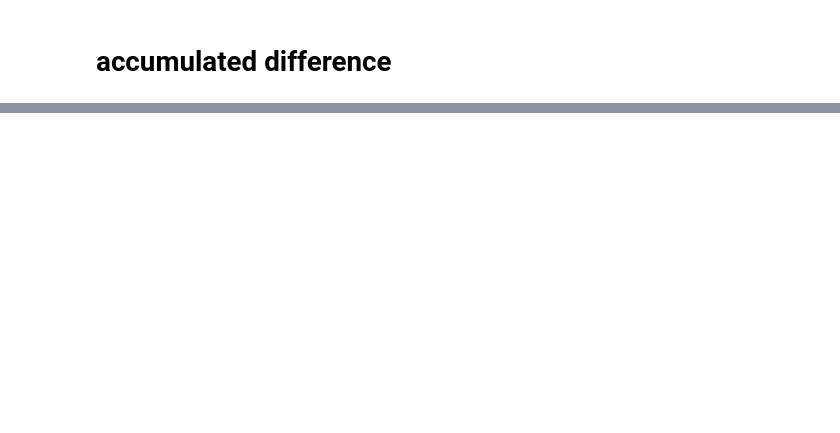
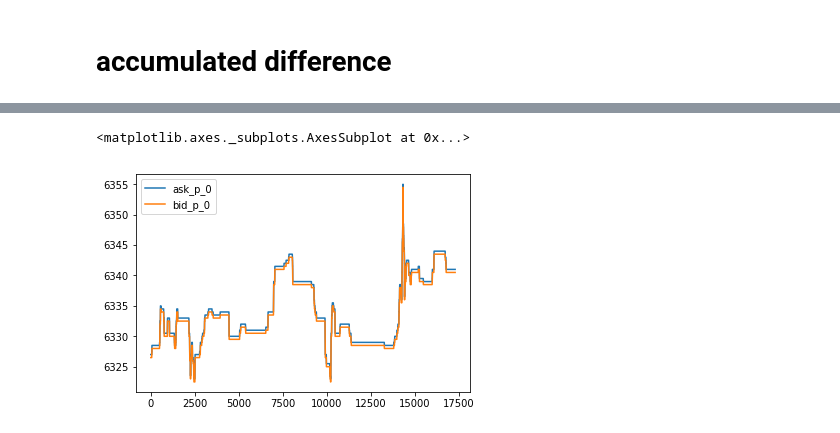
Before and after one commit to magicalne/cryptocurrency, a Jupyter notebook: Untitled1.ipynb, the cells around one changed output, grey strips where cells are left out. Saved outputs shown, nothing was run; the diff lists cells and outputs as text; code cells hidden in the pictures; blank space fills up the shorter version.

Commit message:
add order flow data

```diff
--- a/Untitled1.ipynb
+++ b/Untitled1.ipynb
@@ -189,0 +214,11 @@ NameError: name 'divide_and_validate' is not defined
+# %%
+import csv
+def transform(ob, size=10):
+    if len(ob) != size*2:
+        raise Exception('Wrong size of order book')
+    asks = ob[:size][::-1]
+    bids = ob[size:]
+    return asks, bids
+for i in range(24*60*60/5):
+    with open('xbtusd_ob.csv', 'wa') as f:
+        writer = csv.writer(f)
@@ -189,0 +247,23 @@ NameError: name 'divide_and_validate' is not defined
+# %%
+import time
+cnt = 0
+import json
+with open('xbtusd_ob.csv', 'a') as f:
+    for i in range(17280):
+        ob = ws.market_depth()
+        asks = filter(lambda item: item['side'] == 'Sell', ob)
+        asks = sorted(asks, key=lambda a: a['price'])[:10]
+        bids = filter(lambda item: item['side'] == 'Buy', ob)
+        bids = sorted(bids, key=lambda b: b['price'], reverse=True)[:10]
+        row = {}
+        for index, val in enumerate(asks):
+            ind = str(index)
+            row['ask_p_' + ind] = val['price']
+            row['ask_vol_' + ind] = val['size']
+        for index, val in enumerate(bids):
+            ind = str(index)
+            row['bid_p_' + ind] = val['price']
+            row['bid_vol_' + ind] = val['size']
+        json.dump(row, f)
+        f.write('\n')
+        time.sleep(5)
@@ -189,0 +278,8 @@ NameError: name 'divide_and_validate' is not defined
+# %%
+obs = []
+with open('xbtusd_ob5.json', 'r') as f:
+    for line in f:
+        obs.append(json.loads(line))
+f.close()
+
+df = pd.DataFrame(obs)
@@ -189,0 +301,5 @@ NameError: name 'divide_and_validate' is not defined
+# %%
+df[['ask_p_0', 'bid_p_0']].plot()
+# %% [output]
+<matplotlib.axes._subplots.AxesSubplot at 0x...>
+[figure, added]
```
Also changed, not shown: parts of 17 cells of this notebook, 17 other files.
